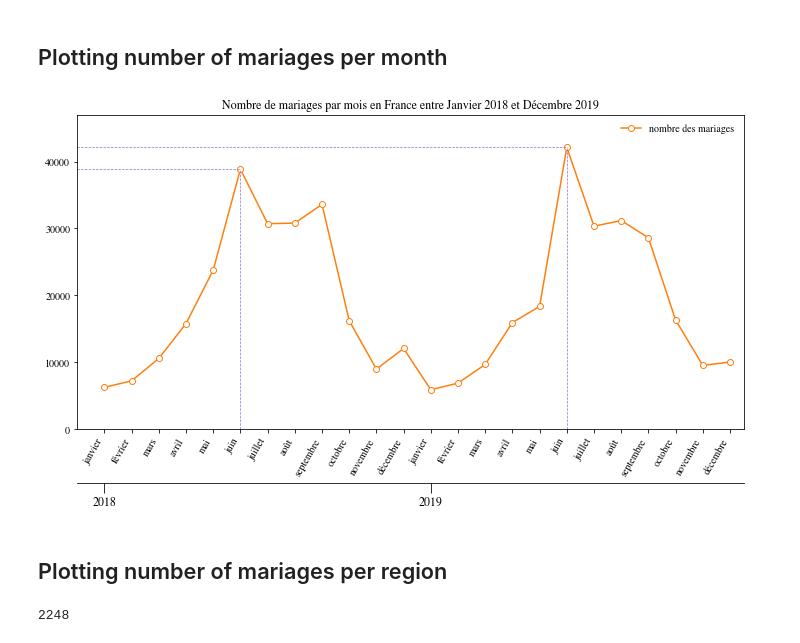
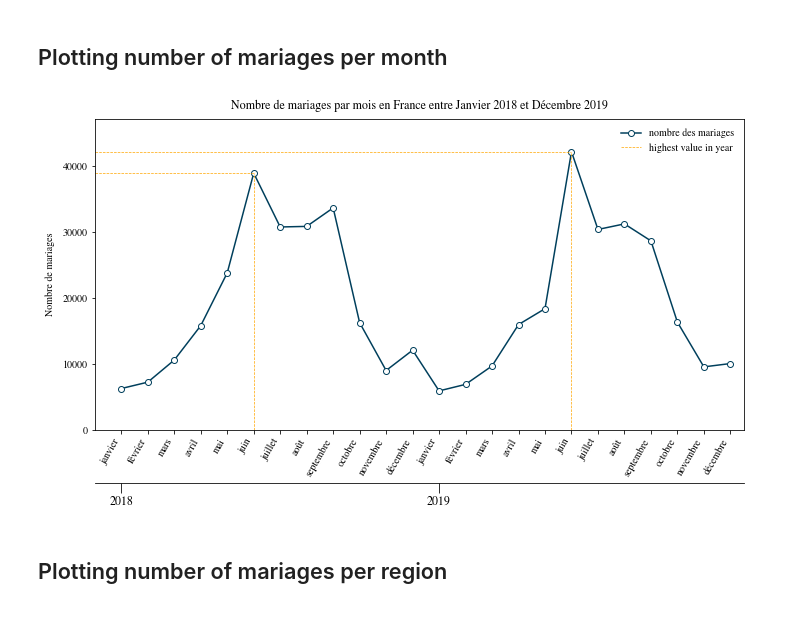
Before and after one commit to jizekki/data-visualisation, a Jupyter notebook: traitement.ipynb, the cells around one changed output. Saved outputs shown, nothing was run; the diff lists cells and outputs as text; code cells hidden in the pictures.

```diff
--- a/traitement.ipynb
+++ b/traitement.ipynb
@@ -39,6 +39,8 @@ df_2019.head()
 # %%
 matplotlib.rcParams['mathtext.fontset'] = 'stix'
 matplotlib.rcParams['font.family'] = 'STIXGeneral'
+matplotlib.rcParams['font.size'] = 10
+plt.rcParams['axes.axisbelow'] = True
 
 y_2018 = df_2018.groupby(["MMAR"]).count().iloc[:,1]
 y_2019 = df_2019.groupby(["MMAR"]).count().iloc[:,1]
@@ -60,40 +62,42 @@ months = [
 x = np.append(y_2018.index, y_2019.index+12)
 y = np.append(y_2018.values, y_2019.values)
 
 xlabels_1 = months*2
 xlabels_2 = [2018, 2019]
 
 fig, ax=plt.subplots(1, 1, figsize=(10, 6))
 
 x_max_val = 24.5
 y_max_val = 47000
 
-ax.plot(x, y, color='C1', marker='o', markevery=1, markerfacecolor="white", label="nombre des mariages")
+ax.plot(x, y, color='#003f5c', marker='o', markevery=1, markerfacecolor="white", label="nombre des mariages")
 
-ax.axvline(x=6, ymin=0, ymax=y[5]/y_max_val, linestyle="--", color='mediumpurple', lw=.7)
-ax.axvline(x=18, ymin=0, ymax=y[17]/y_max_val, linestyle="--", color='mediumpurple', lw=.7)
+ax.axvline(x=6, ymin=0, ymax=y[5]/y_max_val, linestyle="--", color='#ffa600', lw=.7, label="highest value in year")
+ax.axvline(x=18, ymin=0, ymax=y[17]/y_max_val, linestyle="--", color='#ffa600', lw=.7)
 
-ax.axhline(y=y[5], xmin=0, xmax=x[5]/x_max_val, linestyle="--", color='mediumpurple', lw=.7)
-ax.axhline(y=y[17], xmin=0, xmax=x[17]/x_max_val, linestyle="--", color='mediumpurple', lw=.7)
+ax.axhline(y=y[5], xmin=0, xmax=x[5]/x_max_val, linestyle="--", color='#ffa600', lw=.7)
+ax.axhline(y=y[17], xmin=0, xmax=x[17]/x_max_val, linestyle="--", color='#ffa600', lw=.7)
 
 ax.set_xticks(ticks=x, labels=xlabels_1, rotation=60, horizontalalignment='right')
 sec_xaxis = ax.secondary_xaxis(-0.17)
 sec_xaxis.set_xticks(ticks=(1, 13), labels=xlabels_2, rotation=0, horizontalalignment='center')
 sec_xaxis.spines['bottom'].set_visible(True)
 sec_xaxis.tick_params(length=10, labelsize=12)
 
 ax.set_xlim(0., x_max_val)
 ax.set_ylim(0., y_max_val)
 
+ax.set_ylabel("Nombre de mariages", labelpad=8)
 ax.legend(frameon=False)
-plt.title("Nombre de mariages par mois en France entre Janvier 2018 et Décembre 2019")
+plt.title("Nombre de mariages par mois en France entre Janvier 2018 et Décembre 2019", pad=10)
+
 
 
 fig.tight_layout()
 plt.savefig("figures/image_1.svg", dpi=400)
 plt.show()
 # %% [output]
-[figure, old version]
+[figure, new version]
 # %% [markdown]
 ## Plotting number of mariages per region
 # %%
@@ -112,8 +116,4 @@ regions = {
     "Pays de la Loire": ('44', '49', '53', '72', '85'),
     "Corse": ('2A', '2B'),
 }
-# %%
-df_2018.loc[df_2018["DEPMAR"] == '01'].count()["DEPMAR"]
-# %% [output]
-2248
 # %%
```
Also changed, not shown: parts of 3 cells of this notebook, 2 other files.
